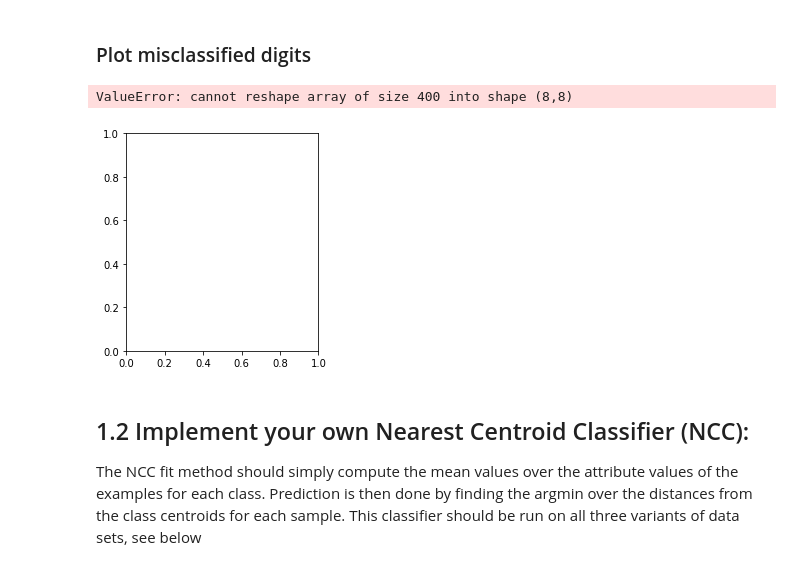
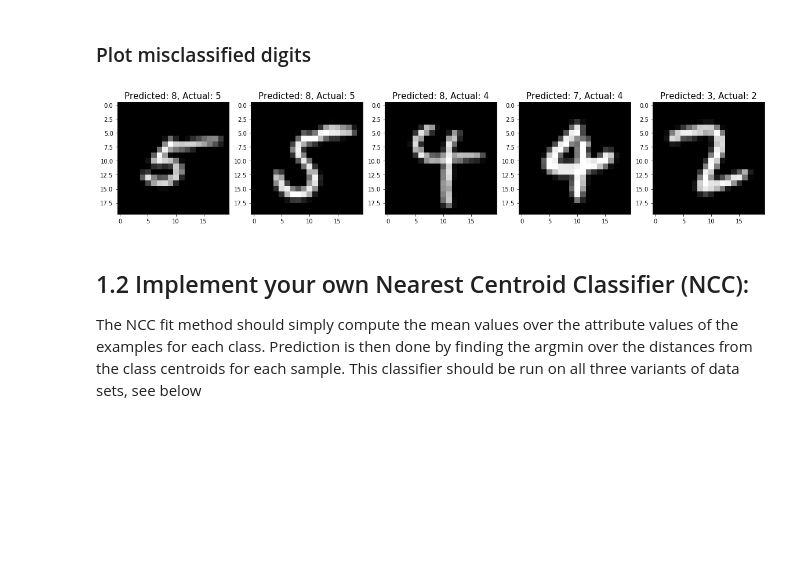
Before and after one commit to samuellundberg/EDAN95, a Jupyter notebook: lab5/lab5.ipynb, the cells around one changed output. Drawn from its saved outputs; the diff is of its cells as text; code cells hidden in the pictures; blank space fills up the shorter version.

```diff
--- a/lab5/lab5.ipynb
+++ b/lab5/lab5.ipynb
@@ -202,22 +209,24 @@ Classification report SKLearn GNB:
 # %% [markdown]
 ### Plot misclassified digits
 # %%
-
+mnist = True
 index = 0
 misclassifiedIndexes = []
 for label, predict in zip(test_labels, y_pred):
     if label != predict:
         misclassifiedIndexes.append(index)
     index +=1
 
 plt.figure(figsize=(20,4))
 for plotIndex, badIndex in enumerate(misclassifiedIndexes[0:5]):
     plt.subplot(1, 5, plotIndex + 1)
-    plt.imshow(np.reshape(test_features[badIndex], (8,8)), cmap=plt.cm.gray)
+    if mnist:
+        plt.imshow(np.reshape(test_features[badIndex], (20,20)), cmap=plt.cm.gray)
+    else:
+        plt.imshow(np.reshape(test_features[badIndex], (8,8)), cmap=plt.cm.gray)
     plt.title('Predicted: {}, Actual: {}'.format(y_pred[badIndex], test_labels[badIndex]), fontsize = 15)
 # %% [output]
-ValueError: cannot reshape array of size 400 into shape (8,8)
-[figure, old version]
+[figure, new version]
 # %% [markdown]
 ## 1.2 Implement your own Nearest Centroid Classifier (NCC):
 The NCC fit method should simply compute the mean values over the attribute values of the examples for each class. Prediction is then done by finding the argmin over the distances from the class centroids for each sample. This classifier should be run on all three variants of data sets, see below
```
Also changed, not shown: parts of 6 cells of this notebook.
